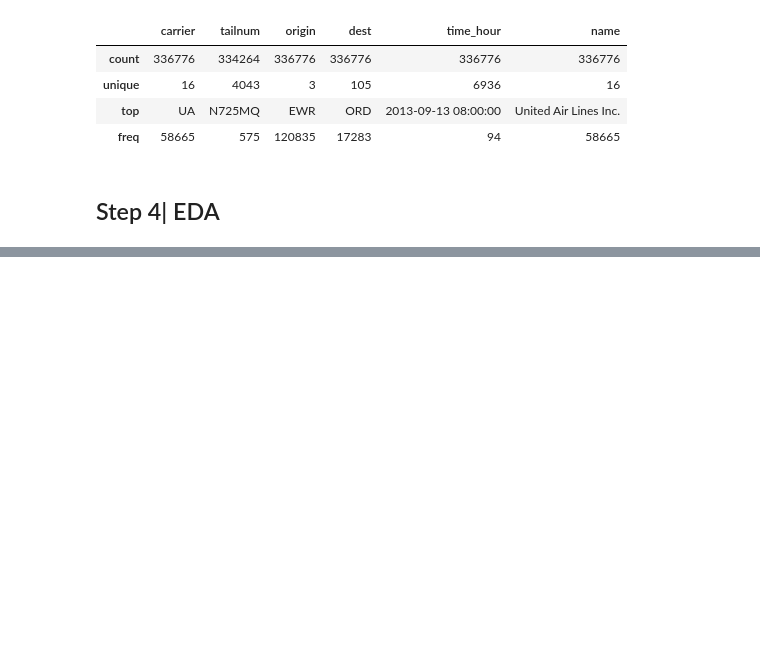
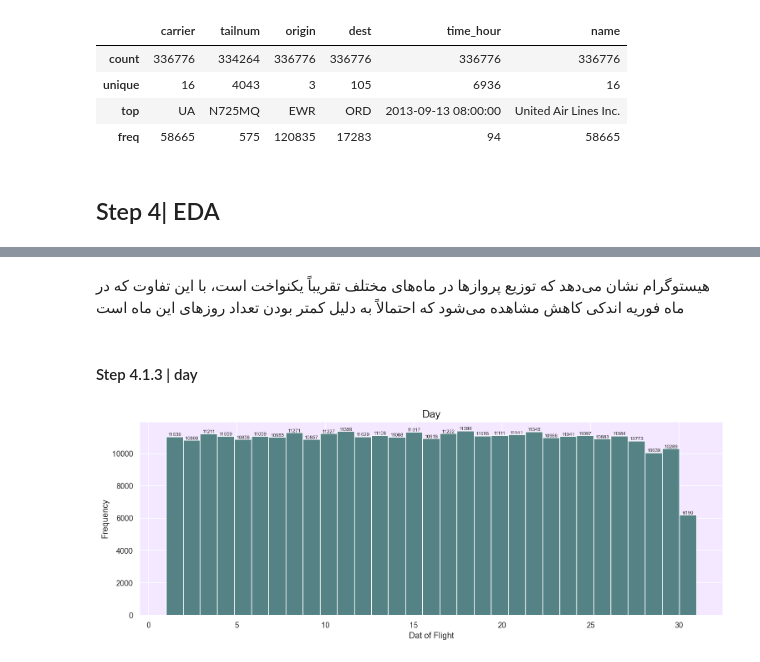
Before and after one commit to ar3haa/EDA-Preprocessing-For-Flights-Data, a Jupyter notebook: data_analysis_for _flights_data.ipynb, the cells around one changed output, grey strips where cells are left out. Drawn from its saved outputs; the diff is of its cells as text; code cells hidden in the pictures; blank space fills up the shorter version.

```diff
--- a/data_analysis_for _flights_data.ipynb
+++ b/data_analysis_for _flights_data.ipynb
@@ -94,0 +142,8 @@ df.describe(include='object')
+# %% [markdown]
+هیستوگرام نشان می‌دهد که توزیع پروازها در ماه‌های مختلف تقریباً یکنواخت است، با این تفاوت که در ماه فوریه اندکی کاهش مشاهده می‌شود که احتمالاً به دلیل کمتر بودن تعداد روزهای این ماه است
+# %% [markdown]
+#### Step 4.1.3 | day
+# %%
+plot_hist(df['day'],bins=31,title='Day', xlabel='Dat of Flight', fontsize=7)
+# %% [output]
+[figure, added]
```
Also changed, not shown: parts of 14 cells of this notebook.
